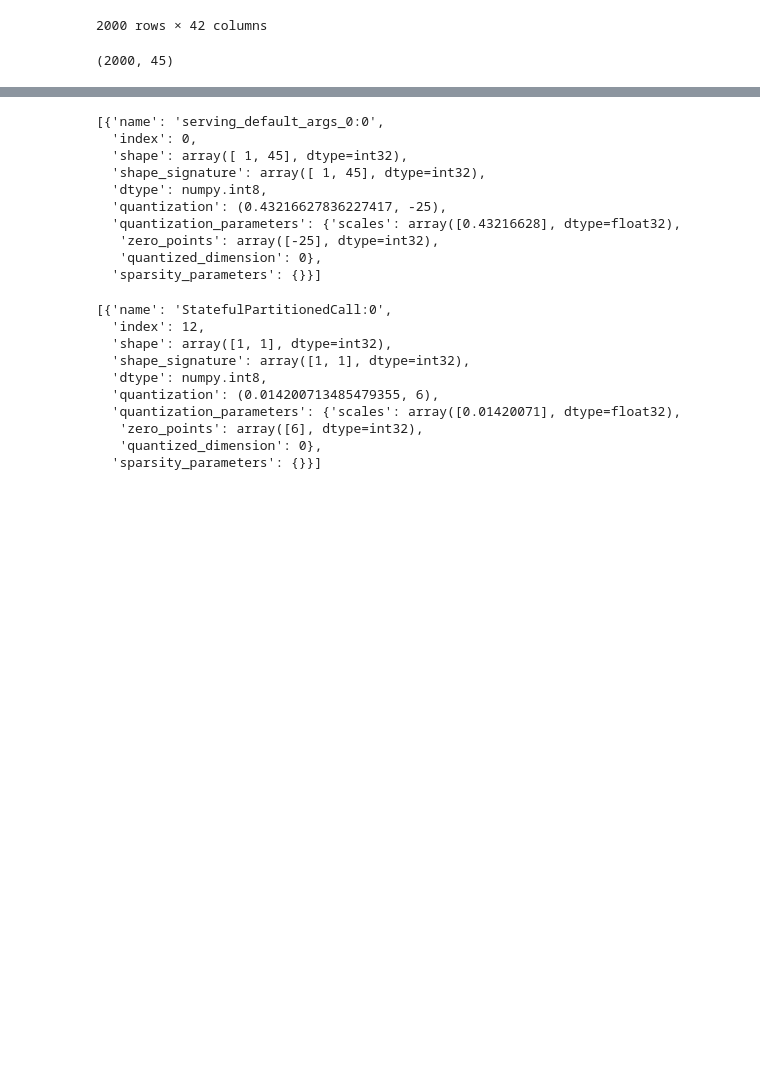
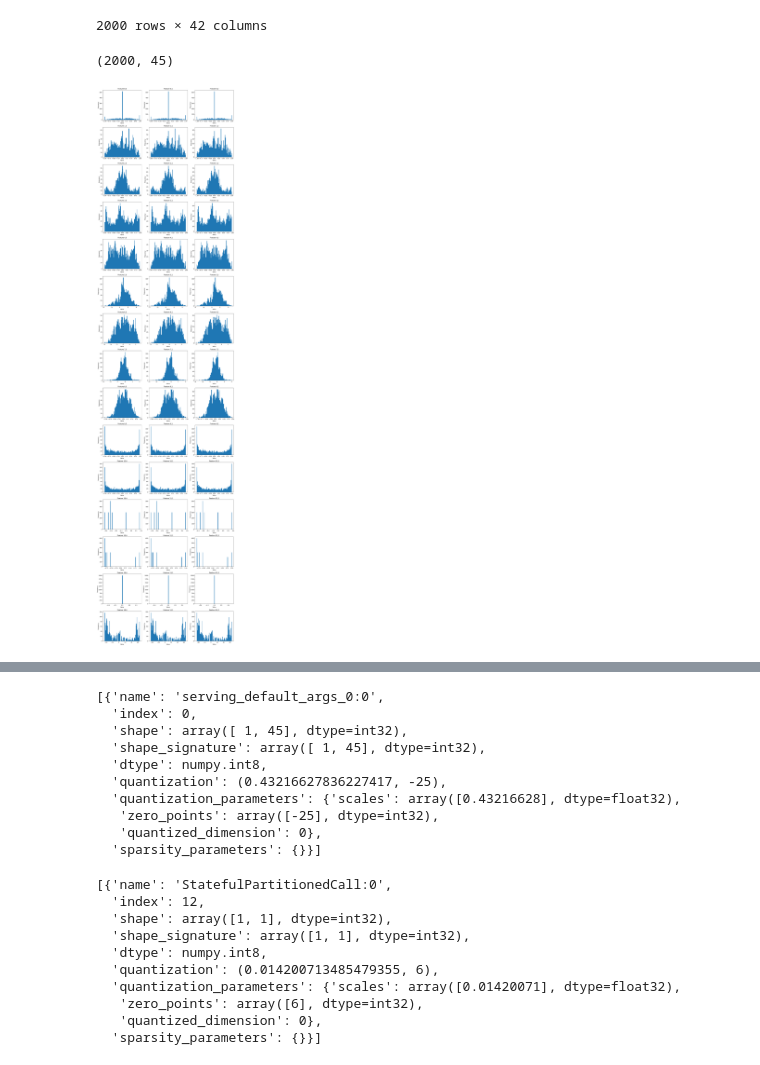
Before and after one commit to NovelMobileRobotsLab/rock, a Jupyter notebook: embedded/rock2_fw/trained_models/to_tflite.ipynb, the cells around one changed output, grey strips where cells are left out. Drawn from its saved outputs; the diff is of its cells as text; code cells hidden in the pictures; blank space fills up the shorter version.

```diff
--- a/embedded/rock2_fw/trained_models/to_tflite.ipynb
+++ b/embedded/rock2_fw/trained_models/to_tflite.ipynb
@@ -274,6 +274,29 @@ obs_array.shape
 | 1999 | 1999 | -6.309423e+00 | -8.262387e+00 | 0.059234 | -1.044323 | -1.116520 | 2.449794 | 53.144501 | 8.824041e-02 | 2.036549e-01 | ... | ... |
 2000 rows × 42 columns
 (2000, 45)
+# %%
+import matplotlib.pyplot as plt
+
+num_features = obs_array.shape[1]
+num_rows = (num_features + 2) // 3  # Calculate rows needed, rounding up
+fig, axes = plt.subplots(num_rows, 3, figsize=(15, 4*num_rows))
+axes = axes.flatten()
+
+for i in range(num_features):
+    ax = axes[i]
+    ax.hist(obs_array[:,i], bins=80)
+    ax.set_title(f'Feature {i//3},{i%3}')
+    ax.set_xlabel('Value')
+    ax.set_ylabel('Frequency')
+
+# Hide any unused subplots
+for i in range(num_features, len(axes)):
+    axes[i].set_visible(False)
+
+plt.tight_layout()
+plt.show()
+# %% [output]
+[figure, added]
 # %%
 import tensorflow as tf
 
```
Also changed, not shown: parts of 3 cells of this notebook, 3 other files.
